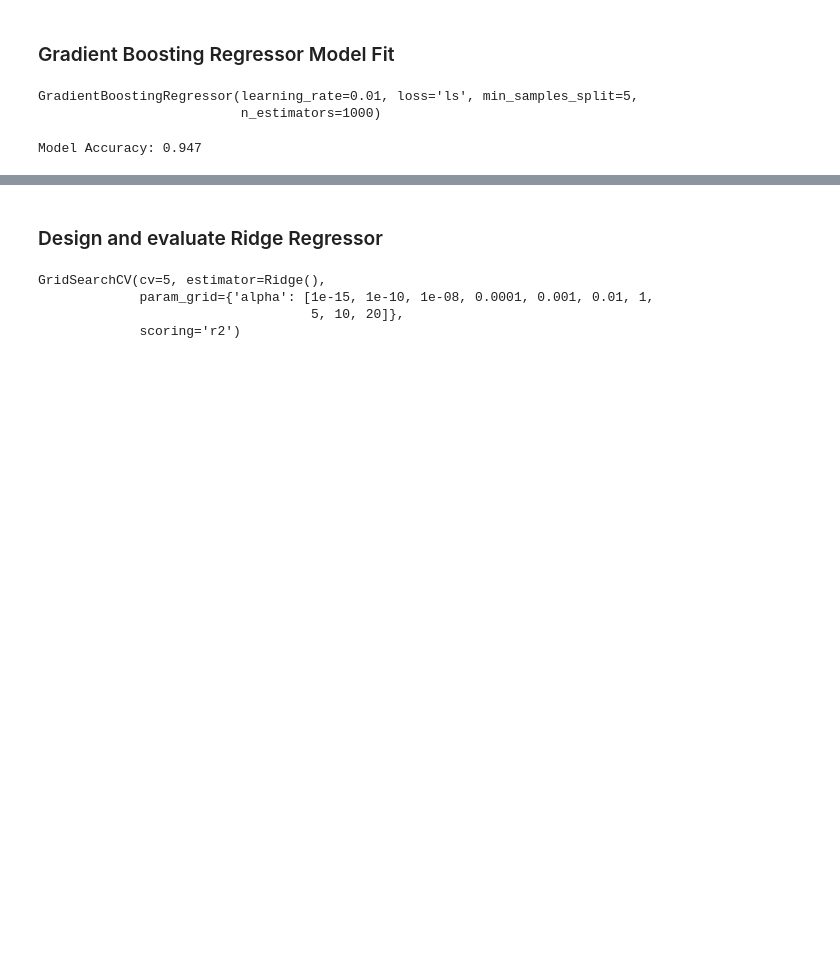
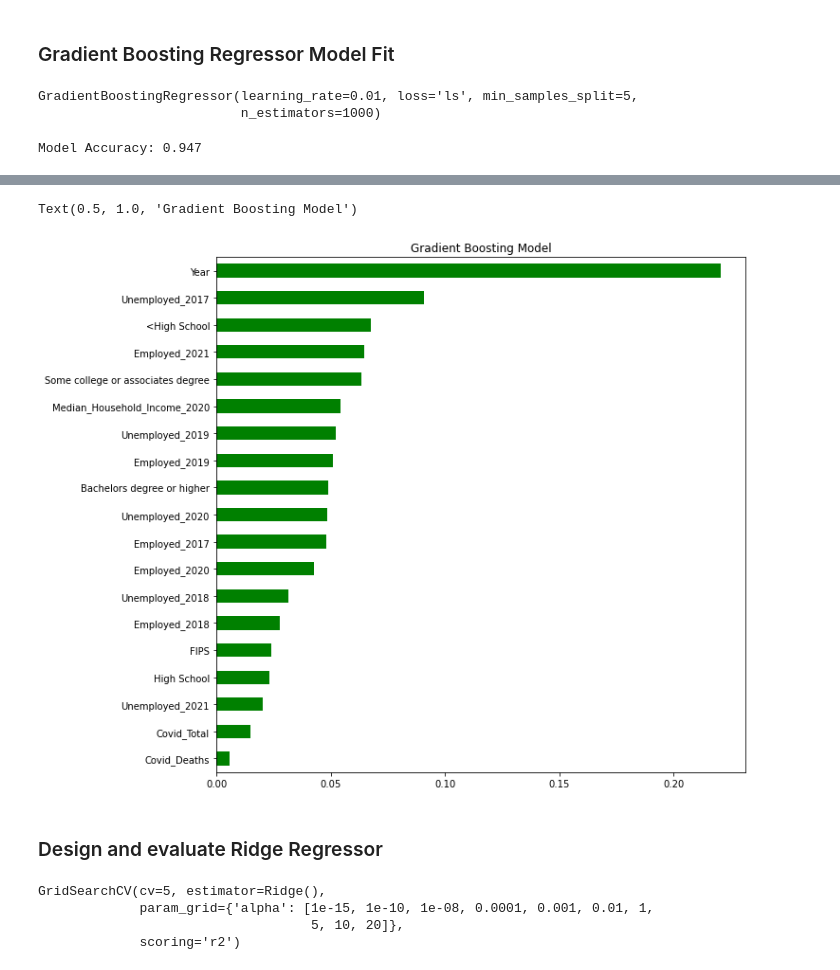
Before and after one commit to ussyed11/Covid-19-Impact-on-Mental-Illness-in-USA, a Jupyter notebook: ML/ML/different_L_Regression.ipynb, the cells around one changed output, grey strips where cells are left out. Cells and saved outputs as stored; diff of their text form; code cells hidden in the pictures; blank space fills up the shorter version.

```diff
--- a/ML/ML/different_L_Regression.ipynb
+++ b/ML/ML/different_L_Regression.ipynb
@@ -330,0 +379,7 @@ Model Accuracy: 0.947
+# %%
+# Assigning X_train columns to a variable to create a series
+columns = X_train.columns
+# %%
+# Combine columns with feature importances
+gb_graph = pd.Series(importances_gb, columns)
+gb_graph
@@ -331,3 +407,12 @@ Model Accuracy: 0.947
+# %%
+# Visualizing the importance from our features
+from matplotlib.pyplot import figure
+figure(figsize=(10, 10))
+gb_graph.sort_values().plot.barh(color = 'green')
+plt.title("Gradient Boosting Model")
+# %% [output]
+Text(0.5, 1.0, 'Gradient Boosting Model')
+[figure, added]
 # %% [markdown]
 ### Design and evaluate Ridge Regressor
 # %%
```
Also changed, not shown: parts of 18 cells of this notebook.
